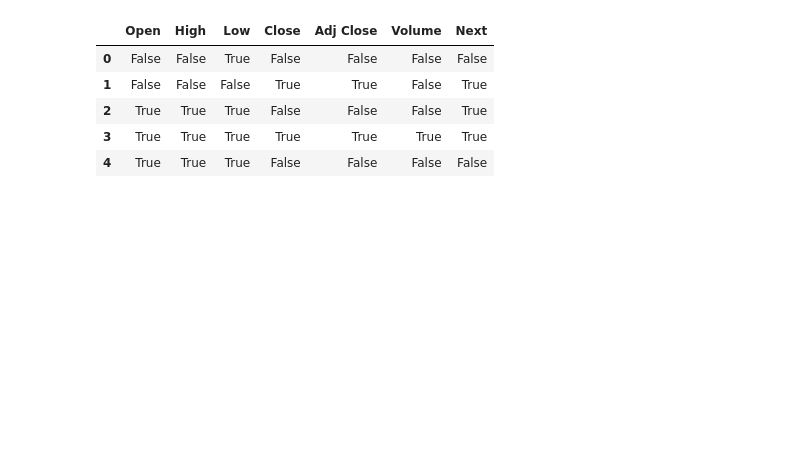
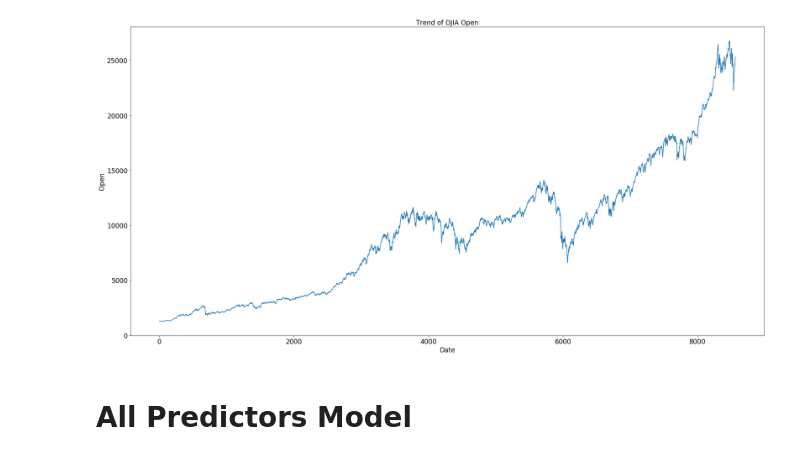
Before and after one commit to Sean2108/DJIA-And-Oil-Price-Prediction, a Jupyter notebook: model.ipynb, the cells around one changed output. Cells and saved outputs as stored; diff of their text form; code cells hidden in the pictures; blank space fills up the shorter version.

Commit message:
completed models

```diff
--- a/model.ipynb
+++ b/model.ipynb
@@ -47,9 +129,4 @@ size_3_averages.head()
-# %%
-size_3_trends.head()
-# %% [output]
-|  | Open | High | Low | Close | Adj Close | Volume | Next |
-| 0 | False | False | True | False | False | False | False |
-| 1 | False | False | False | True | True | False | True |
-| 2 | True | True | True | False | False | False | True |
-| 3 | True | True | True | True | True | True | True |
-| 4 | True | True | True | False | False | False | False |
+# %%
+show_graph(averages)
+# %% [output]
+[figure, added]
@@ -55,0 +138,2 @@ size_3_trends.head()
+# %% [markdown]
+# All Predictors Model
```
Also changed, not shown: parts of 25 cells of this notebook.
